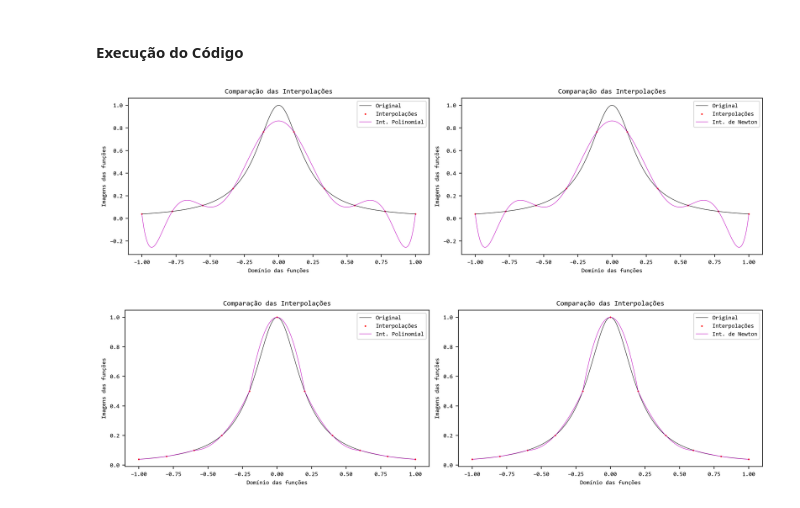
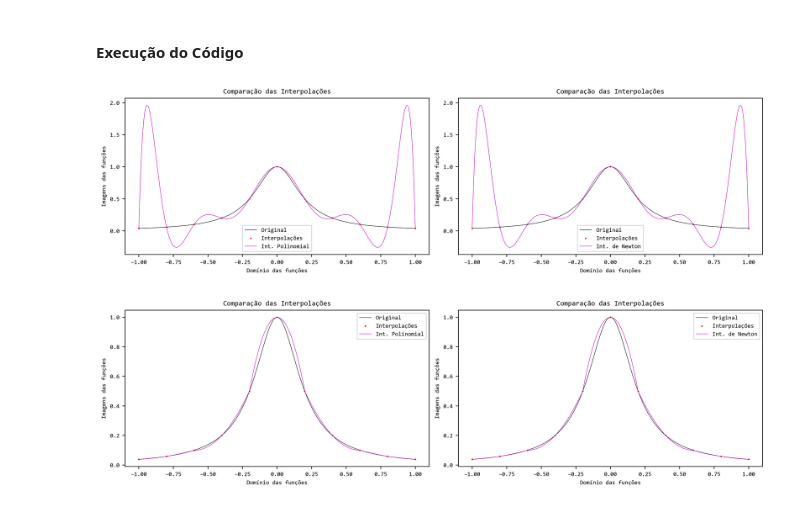
Before and after one commit to keanusales/MatComp, a Jupyter notebook: aula 11, 12 e 13/algoritmo.ipynb, the cells around one changed output. Cells and saved outputs as stored; diff of their text form; code cells hidden in the pictures.

```diff
--- a/aula 11, 12 e 13/algoritmo.ipynb
+++ b/aula 11, 12 e 13/algoritmo.ipynb
@@ -24,14 +24,14 @@ class Interpolção:
 
     self.interpol(); self.internew(); self.plotgfx()
 
-  def spliter(self, array: NDArray, flag: bool):
+  def spliter(self, array: ndarray, flag: bool):
     fator = (array.size / self.f) if flag else self.n
     a, b, c = fator, (array.size - fator), array.size
     points = linspace((0, a), (b, c), self.f, dtype = int)
     return (array[a:b] for a, b in points)
 
   def interpol(self): # Interpolação Polinomial
-    def interpol(D: NDArray, A: NDArray, B: NDArray):
+    def interpol(D: ndarray, A: ndarray, B: ndarray):
       L = zeros((self.n, self.n))
       L.flat[::self.n + 1] = 1
       U = A.reshape(-1, 1) ** range(self.n)
@@ -53,7 +53,7 @@ class Interpolção:
     self.respol = concatenate(lista)
 
   def internew(self): # Interpolação de Newton
-    def internew(D: NDArray, A: NDArray, B: NDArray):
+    def internew(D: ndarray, A: ndarray, B: ndarray):
       M = zeros((self.n, self.n)); M[:, 0] = B
 
       for i1, i2 in pairwise(range(self.n)):
@@ -91,9 +91,9 @@ class Interpolção:
 # %% [markdown]
 #### Execução do Código
 # %%
-Interpolção(lambda x: 1/(1 + 25*x**2), (-1, 1), 10, 0); pass
+Interpolção(lambda x: 1/(1 + 25*x**2), (-1, 1), 11, 0); pass
 # %% [output]
-[figure, old version]
+[figure, new version]
 # %%
 Interpolção(lambda x: 1/(1 + 25*x**2), (-1, 1), 11, 2); pass
 # %% [output]
```
Also changed, not shown: parts of 1 cell of this notebook.
